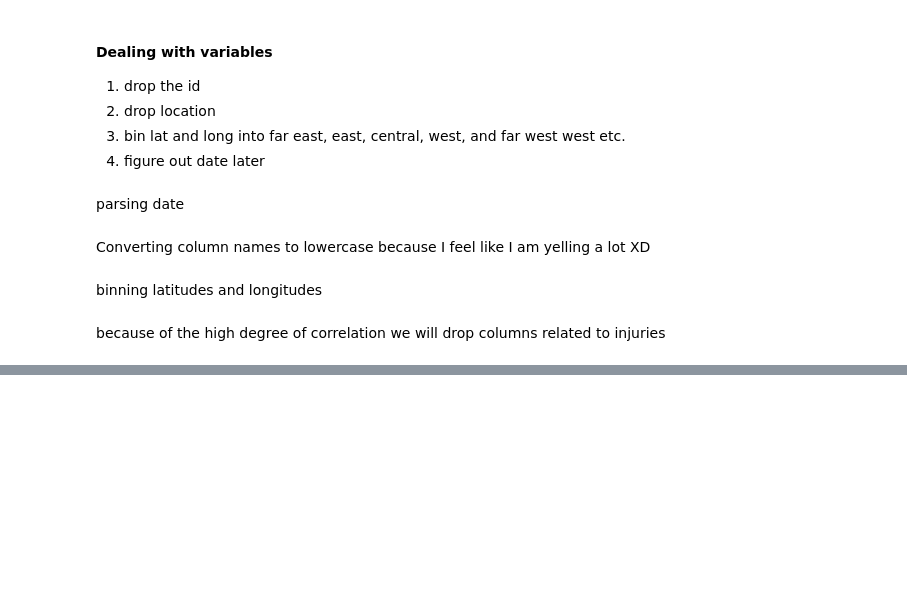
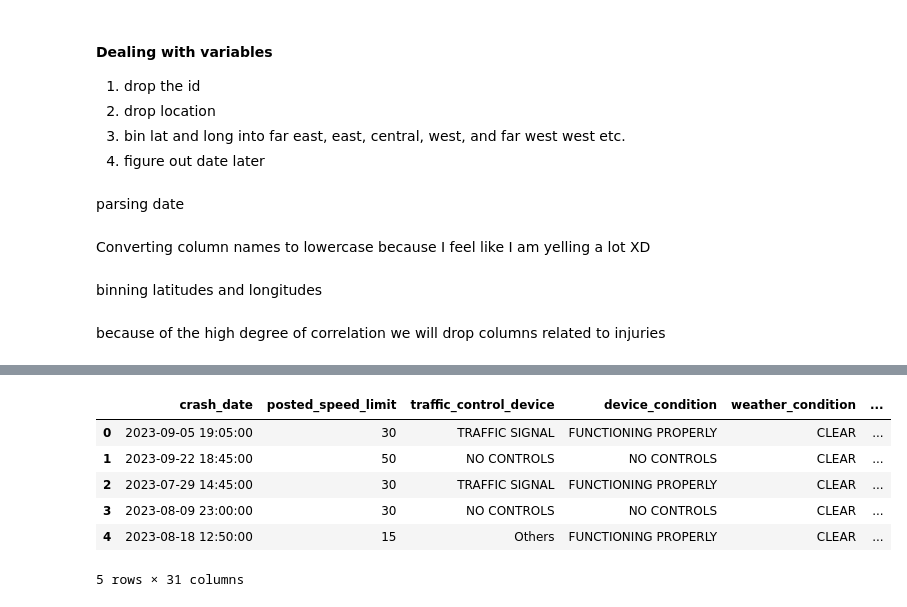
Before and after one commit to kapeesh-kaul/causes-of-fatalities, a Jupyter notebook: notebook.ipynb, the cells around one changed output, grey strips where cells are left out. Cells and saved outputs as stored; diff of their text form; code cells hidden in the pictures; blank space fills up the shorter version.

```diff
--- a/notebook.ipynb
+++ b/notebook.ipynb
@@ -116,0 +164,10 @@ data.select_dtypes(object)
+# %%
+data.head()
+# %% [output]
+|  | crash_date | posted_speed_limit | traffic_control_device | device_condition | weather_condition | ... |
+| 0 | 2023-09-05 19:05:00 | 30 | TRAFFIC SIGNAL | FUNCTIONING PROPERLY | CLEAR | ... |
+| 1 | 2023-09-22 18:45:00 | 50 | NO CONTROLS | NO CONTROLS | CLEAR | ... |
+| 2 | 2023-07-29 14:45:00 | 30 | TRAFFIC SIGNAL | FUNCTIONING PROPERLY | CLEAR | ... |
+| 3 | 2023-08-09 23:00:00 | 30 | NO CONTROLS | NO CONTROLS | CLEAR | ... |
+| 4 | 2023-08-18 12:50:00 | 15 | Others | FUNCTIONING PROPERLY | CLEAR | ... |
+5 rows × 31 columns
```
Also changed, not shown: parts of 11 cells of this notebook.
